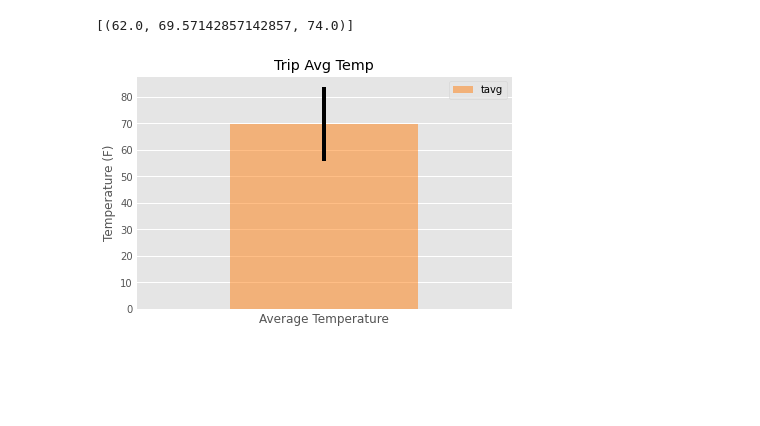
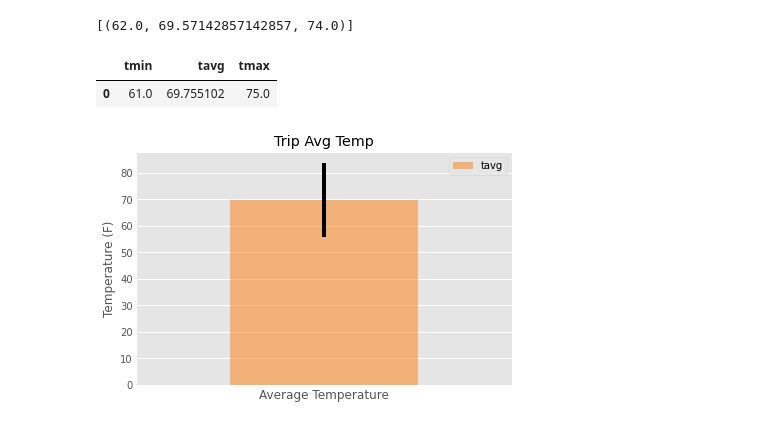
Before and after one commit to gabeo13/SQLAlchemy-ORM-Flask-API, a Jupyter notebook: climate.ipynb, the cells around one changed output. Saved outputs shown, nothing was run; the diff lists cells and outputs as text; code cells hidden in the pictures; blank space fills up the shorter version.

```diff
--- a/climate.ipynb
+++ b/climate.ipynb
@@ -223,16 +223,20 @@ print(calc_temps('2012-02-28', '2012-03-05'))
 # %%
 # Use your previous function `calc_temps` to calculate the tmin, tavg, and tmax
 # for your trip using the previous year's data for those same dates.
 
 results=calc_temps('2011-02-28', '2011-03-05')
 
 d={'tmin':[],'tavg':[],'tmax':[]}
 for row in results:
     d['tmin'].append(row.temp_min)
     d['tavg'].append(row.temp_mean)
     d['tmax'].append(row.temp_max)
 
 df=pd.DataFrame(d)
+df
+# %% [output]
+|  | tmin | tavg | tmax |
+| 0 | 61.0 | 69.755102 | 75.0 |
 # %%
 # Plot the results from your previous query as a bar chart.
 # Use "Trip Avg Temp" as your Title
```
Also changed, not shown: parts of 6 cells of this notebook, 3 other files.
